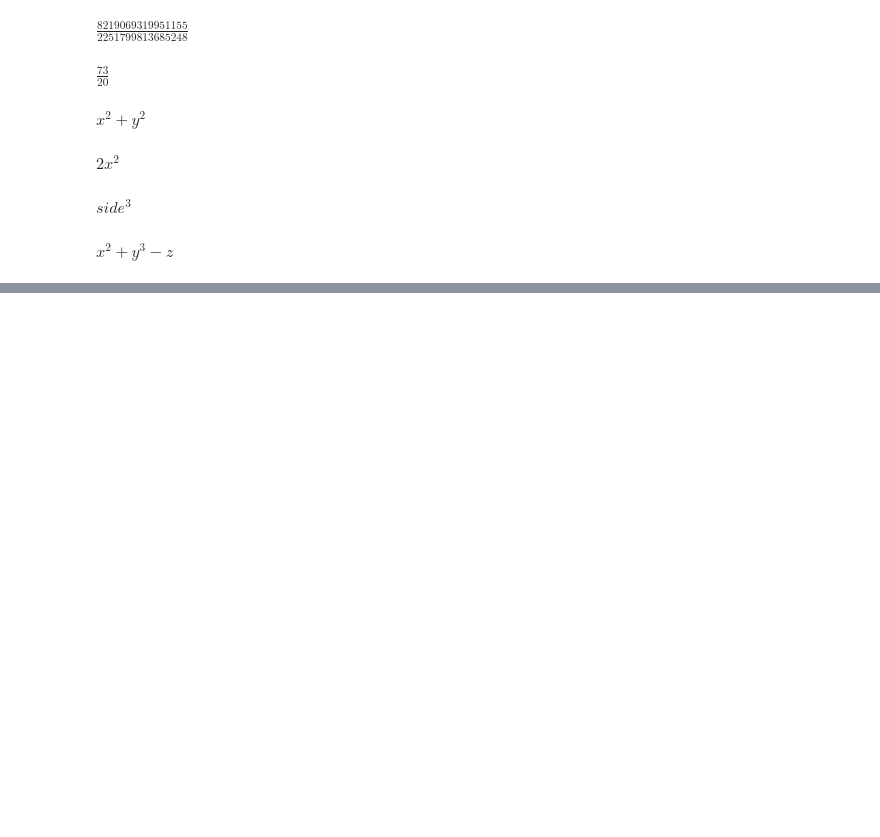
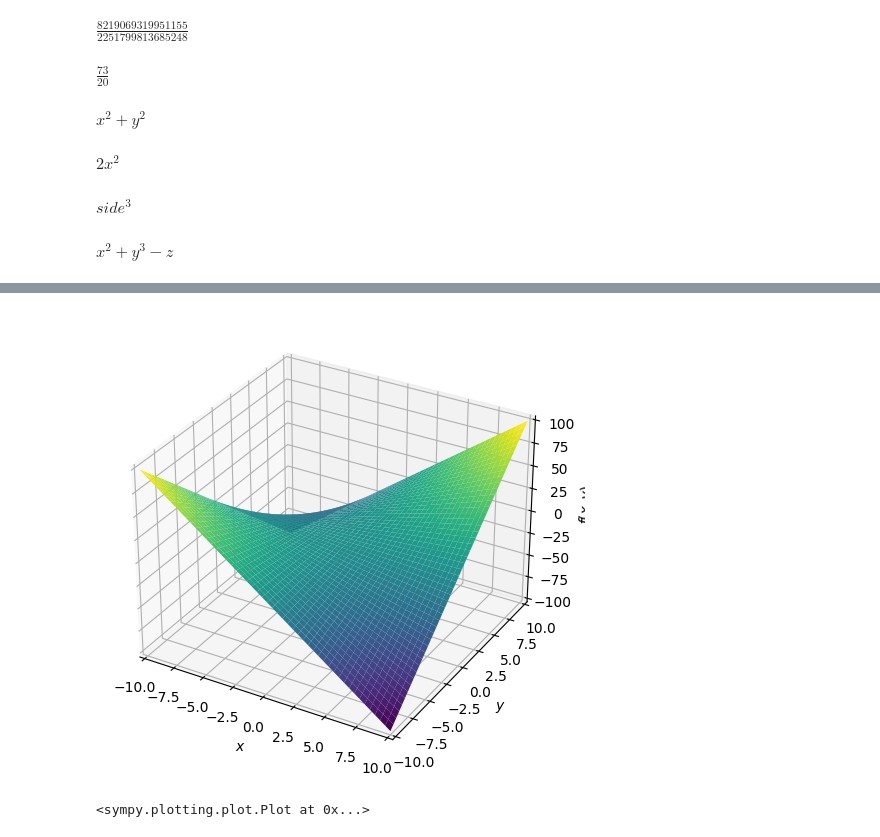
Before and after one commit to ChaganAV/Jupiter, a Jupyter notebook: test.ipynb, the cells around one changed output, grey strips where cells are left out. Saved outputs shown, nothing was run; the diff lists cells and outputs as text; code cells hidden in the pictures; blank space fills up the shorter version.

```diff
--- a/test.ipynb
+++ b/test.ipynb
@@ -53,0 +70,7 @@ $\displaystyle x^{2} + y^{3} - z$
+# %%
+from sympy.plotting import plot3d
+x,y = symbols('x y')
+plot3d(x*y, (x, -10,10),(y,-10,10))
+# %% [output]
+[figure, added]
+<sympy.plotting.plot.Plot at 0x...>
```
Also changed, not shown: parts of 3 cells of this notebook, 1 other file.
